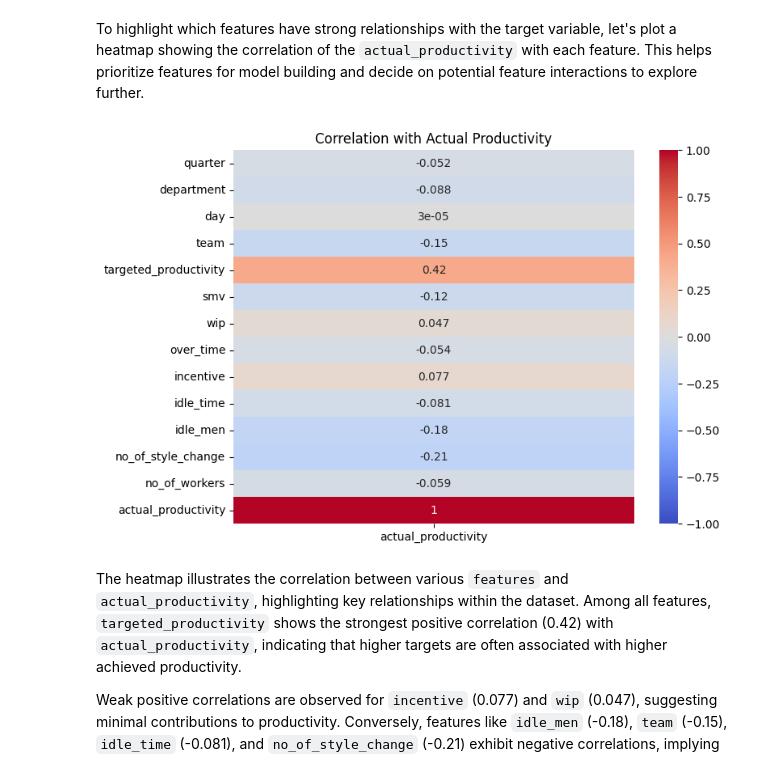
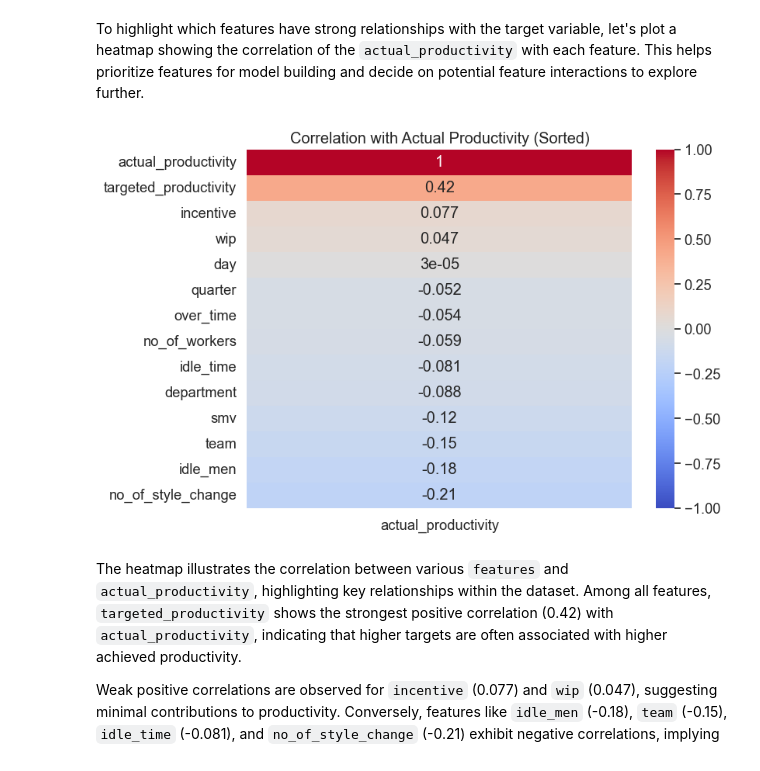
Before and after one commit to Samoyedeu/STINTSY-ML-Project, a Jupyter notebook: STINTSY_MLP.ipynb, the cells around one changed output. Drawn from its saved outputs; the diff is of its cells as text; code cells hidden in the pictures.

```diff
--- a/STINTSY_MLP.ipynb
+++ b/STINTSY_MLP.ipynb
@@ -563,14 +564,14 @@ plt.show()
 To highlight which features have strong relationships with the target variable, let's plot a heatmap showing the correlation of the `actual_productivity` with each feature. This helps prioritize features for model building and decide on potential feature interactions to explore further.
 # %%
 correlation_matrix = data.corr()
-actual_productivity_corr = correlation_matrix[['actual_productivity']]
+actual_productivity_corr = correlation_matrix[['actual_productivity']].sort_values(by='actual_productivity', ascending=False)
 
 plt.figure(figsize=(8, 6))
-sns.heatmap(actual_productivity_corr, annot=True, vmin=-1, vmax=1, cmap='coolwarm')
-plt.title("Correlation with Actual Productivity")
+sns.heatmap(actual_productivity_corr, annot=True, vmin=-1, vmax=1, cmap='coolwarm', cbar=True)
+plt.title("Correlation with Actual Productivity (Sorted)")
 plt.show()
 # %% [output]
-[figure, old version]
+[figure, new version]
 # %% [markdown]
 The heatmap illustrates the correlation between various `features` and `actual_productivity`, highlighting key relationships within the dataset. Among all features, `targeted_productivity` shows the strongest positive correlation (0.42) with `actual_productivity`, indicating that higher targets are often associated with higher achieved productivity.
 
```
Also changed, not shown: parts of 42 cells of this notebook.
